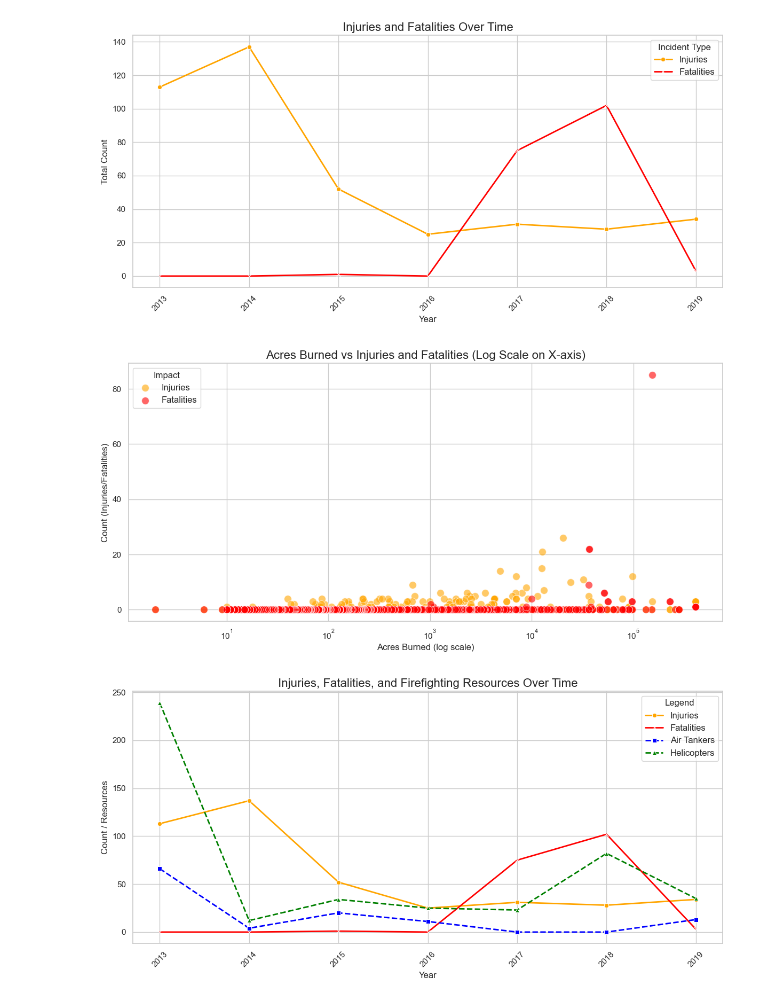
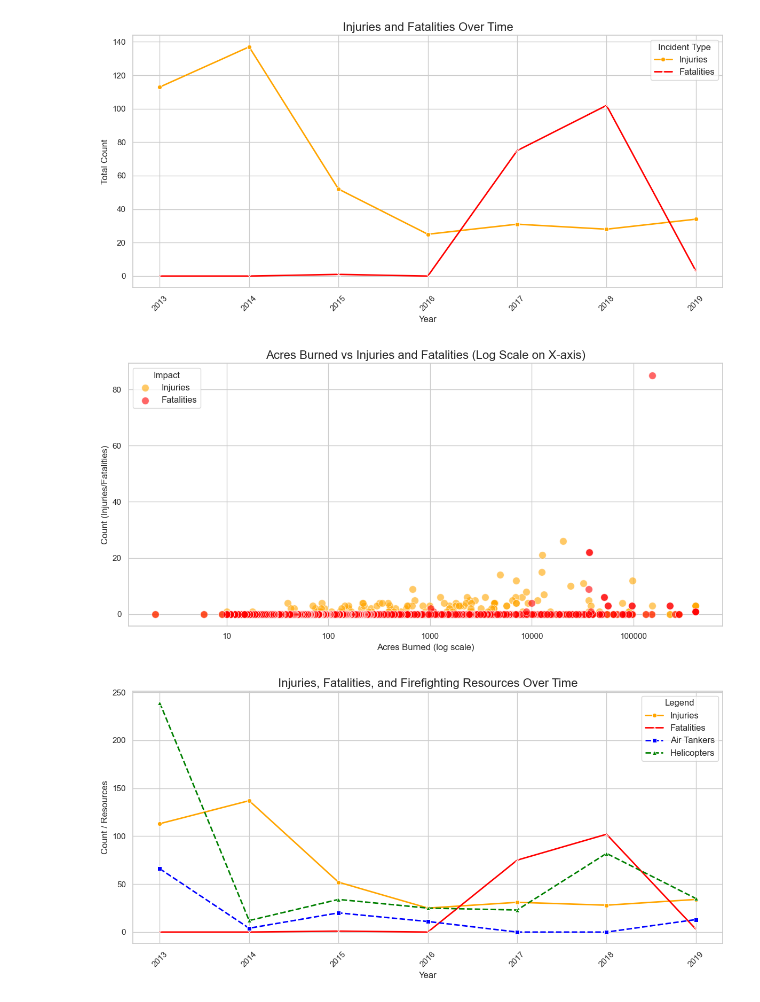
Before and after one commit to estortega/project_1, a Jupyter notebook: Denis_wild_fires_project_week_1.ipynb, the cells around one changed output. Drawn from its saved outputs; the diff is of its cells as text; code cells hidden in the pictures.

```diff
--- a/Denis_wild_fires_project_week_1.ipynb
+++ b/Denis_wild_fires_project_week_1.ipynb
@@ -97,17 +97,21 @@ plt.show()
 # %%
 # Plot 2: Acres Burned vs Injuries and Fatalities (Scatter Plot)
 plt.figure(figsize=(12, 6))
 sns.scatterplot(data=calfire, x='AcresBurned', y='Injuries', alpha=0.6, color='orange', label='Injuries', s=100)
 sns.scatterplot(data=calfire, x='AcresBurned', y='Fatalities', alpha=0.6, color='red', label='Fatalities', s=100)
 plt.xscale('log')
+# Define the tick positions for natural numbers (log scale)
+ticks = [10, 100, 1000, 10000, 100000]
+plt.xticks(ticks, labels=[str(i) for i in ticks])
+
 plt.title('Acres Burned vs Injuries and Fatalities (Log Scale on X-axis)', fontsize=16)
 plt.xlabel('Acres Burned (log scale)', fontsize=12)
 plt.ylabel('Count (Injuries/Fatalities)', fontsize=12)
 plt.legend(title='Impact', fontsize=12)
 plt.tight_layout()
 plt.show()
 # %% [output]
-[figure, old version]
+[figure, new version]
 # %%
 # Plot 3: Comparison of Injuries and Fatalities with Firefighting Resources Over Time
 plt.figure(figsize=(12, 6))
```
Also changed, not shown: 12 other files.
